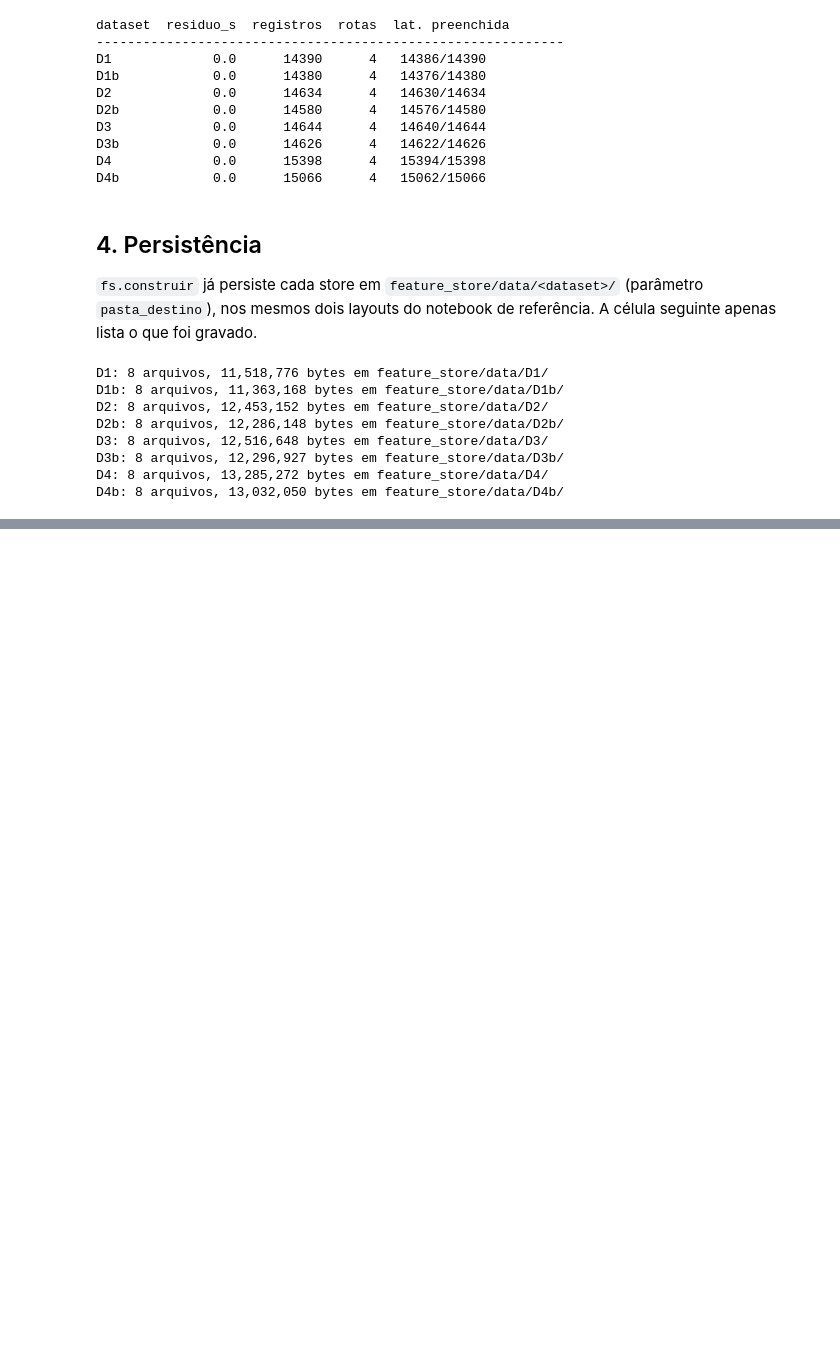
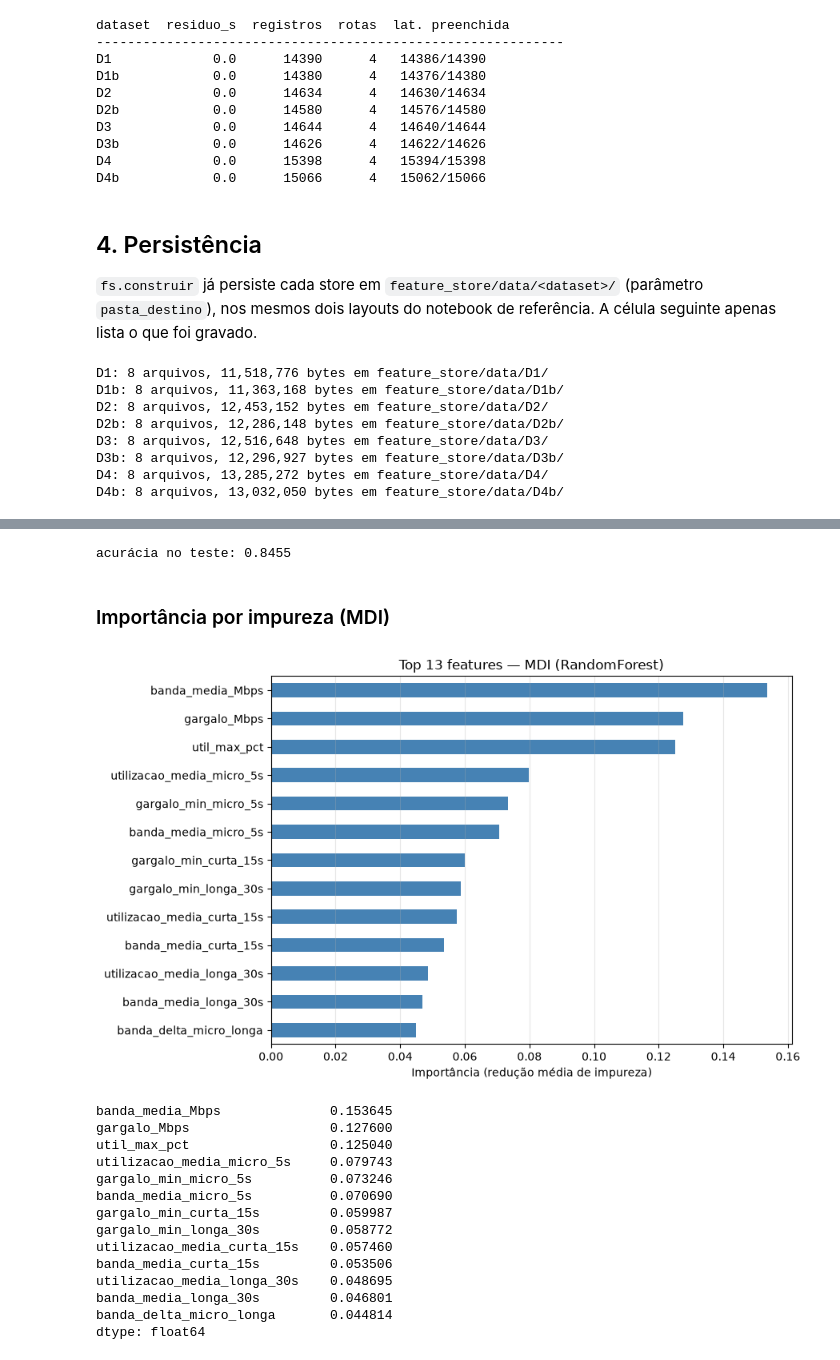
Before and after one commit to auerbeatriz/path-aware-datasets, a Jupyter notebook: Feature_Store_Datasets.ipynb, the cells around one changed output, grey strips where cells are left out. Drawn from its saved outputs; the diff is of its cells as text; code cells hidden in the pictures; blank space fills up the shorter version.

Commit message:
feat: add feature importance

```diff
--- a/Feature_Store_Datasets.ipynb
+++ b/Feature_Store_Datasets.ipynb
@@ -377,0 +384,6 @@ referência.
+# %%
+from sklearn.ensemble import RandomForestClassifier
+from sklearn.model_selection import train_test_split
+from sklearn.inspection import permutation_importance
+
+RANDOM_STATE = 1234
@@ -377,0 +437,44 @@ referência.
+# %%
+X_train_fi, X_test_fi, y_train_fi, y_test_fi = train_test_split(
+    X_fi, y_fi, test_size=0.2, random_state=RANDOM_STATE, stratify=y_fi
+)
+
+modelo_fi = RandomForestClassifier(n_estimators=300, random_state=RANDOM_STATE, n_jobs=-1)
+modelo_fi.fit(X_train_fi, y_train_fi)
+
+acuracia_fi = modelo_fi.score(X_test_fi, y_test_fi)
+print(f"acurácia no teste: {acuracia_fi:.4f}")
+# %% [output]
+acurácia no teste: 0.8455
+# %% [markdown]
+### Importância por impureza (MDI)
+# %%
+importancia_mdi = pd.Series(modelo_fi.feature_importances_, index=candidatas)
+importancia_mdi = importancia_mdi.sort_values(ascending=False)
+
+top_n = min(20, len(importancia_mdi))
+fig, ax = plt.subplots(figsize=(9, 0.35 * top_n + 1))
+importancia_mdi.head(top_n).iloc[::-1].plot.barh(ax=ax, color='steelblue')
+ax.set_xlabel('Importância (redução média de impureza)')
+ax.set_title(f'Top {top_n} features — MDI (RandomForest)')
+ax.grid(axis='x', alpha=0.3)
+plt.tight_layout()
+plt.show()
+
+importancia_mdi.head(top_n)
+# %% [output]
+[figure, added]
+banda_media_Mbps              0.153645
+gargalo_Mbps                  0.127600
+util_max_pct                  0.125040
+utilizacao_media_micro_5s     0.079743
+gargalo_min_micro_5s          0.073246
+banda_media_micro_5s          0.070690
+gargalo_min_curta_15s         0.059987
+gargalo_min_longa_30s         0.058772
+utilizacao_media_curta_15s    0.057460
+banda_media_curta_15s         0.053506
+utilizacao_media_longa_30s    0.048695
+banda_media_longa_30s         0.046801
+banda_delta_micro_longa       0.044814
+dtype: float64
```
Also changed, not shown: parts of 47 cells of this notebook, 9 other files.
